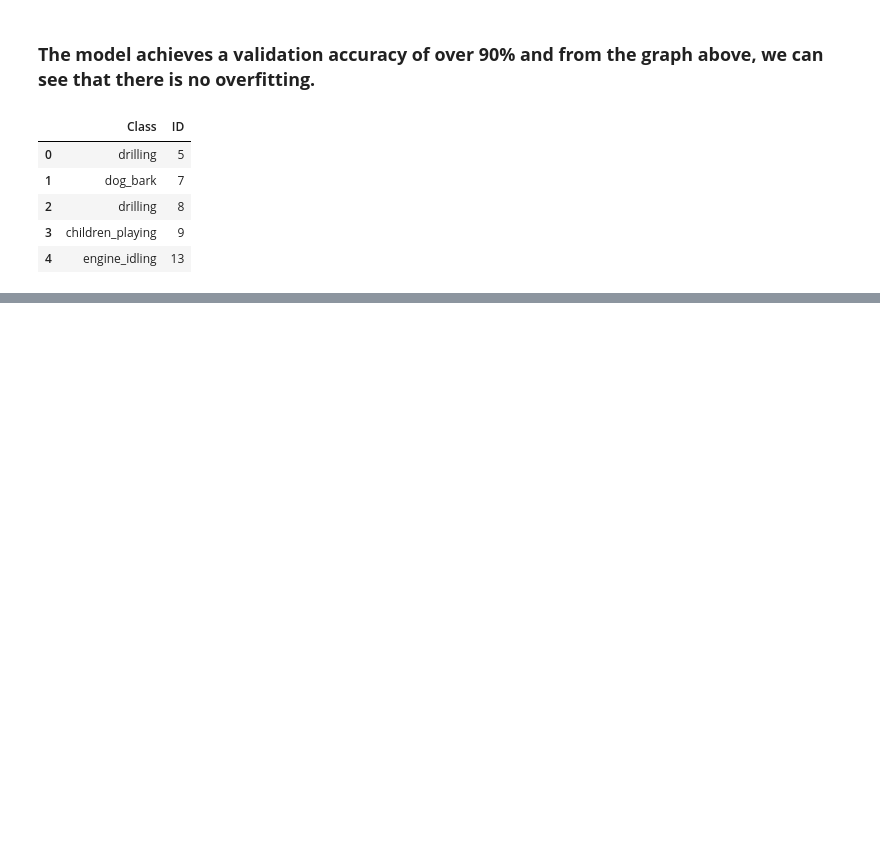
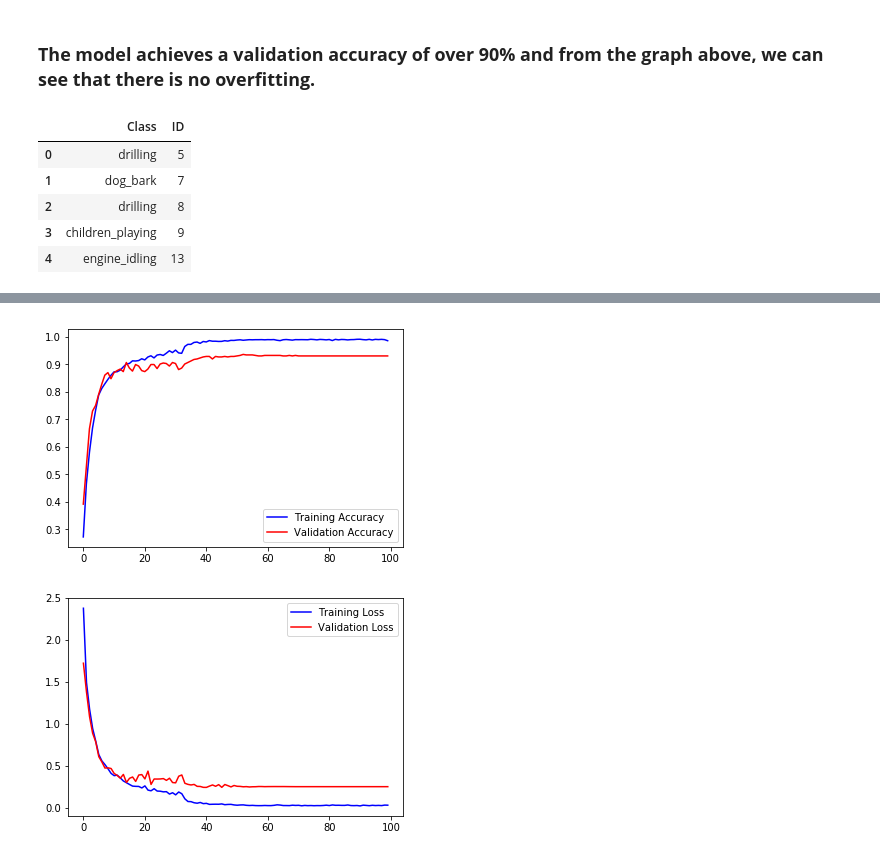
Before and after one commit to manashpratim/Urban-Sound-Classification, a Jupyter notebook: Urban_Sound_Classification.ipynb, the cells around one changed output, grey strips where cells are left out. Drawn from its saved outputs; the diff is of its cells as text; code cells hidden in the pictures; blank space fills up the shorter version.

```diff
--- a/Urban_Sound_Classification.ipynb
+++ b/Urban_Sound_Classification.ipynb
@@ -252,0 +262,4 @@ s.head(5)
+# %%
+#Each of the samples has 40 rows but variable number of columns
+for i in range(len(mfccs)):
+  print(len(mfccs[i][0]))
@@ -252,0 +319,13 @@ s.head(5)
+# %%
+x_new=np.array(features_new)  #coverting the features vector to a numpy array
+x_new=x_new.reshape(x_new.shape[0], 40, 174, 1) #reshaping the array for the convolution layer input
+
+x_new_test=np.array(features_new_test)
+x_new_test=x_new_test.reshape(x_new_test.shape[0], 40, 174, 1)
+
+#encoding the labels
+from sklearn.preprocessing import LabelEncoder
+from keras.utils import to_categorical
+
+le = LabelEncoder()
+y = to_categorical(le.fit_transform(labels))
@@ -252,0 +370,5 @@ s.head(5)
+# %%
+reduce =tf. keras.callbacks.ReduceLROnPlateau(monitor='val_loss', factor=0.1, patience=10, mode='auto')
+#early = tf.keras.callbacks.EarlyStopping(monitor='val_loss', min_delta=1e-4, patience=10, mode='auto')
+model2.compile(optimizer='adam',loss='categorical_crossentropy',metrics=['accuracy'])
+history2=model2.fit(x_new,y, batch_size=32, epochs=100, validation_split=0.1,callbacks=[reduce])
@@ -252,0 +393,25 @@ s.head(5)
+# %%
+#Evaluating Accuracy and Loss of the model
+%matplotlib inline
+acc=history2.history['acc']
+val_acc=history2.history['val_acc']
+loss=history2.history['loss']
+val_loss=history2.history['val_loss']
+
+epochs=range(len(acc)) #No. of epochs
+
+#Plot training and validation accuracy per epoch
+import matplotlib.pyplot as plt
+plt.plot(epochs,acc,'b',label='Training Accuracy')
+plt.plot(epochs,val_acc,'r',label='Validation Accuracy')
+plt.legend()
+plt.figure()
+
+#Plot training and validation loss per epoch
+plt.plot(epochs,loss,'b',label='Training Loss')
+plt.plot(epochs,val_loss,'r',label='Validation Loss')
+plt.legend()
+plt.show()
+# %% [output]
+[figure, added]
+[figure, added]
```
Also changed, not shown: parts of 17 cells of this notebook.
